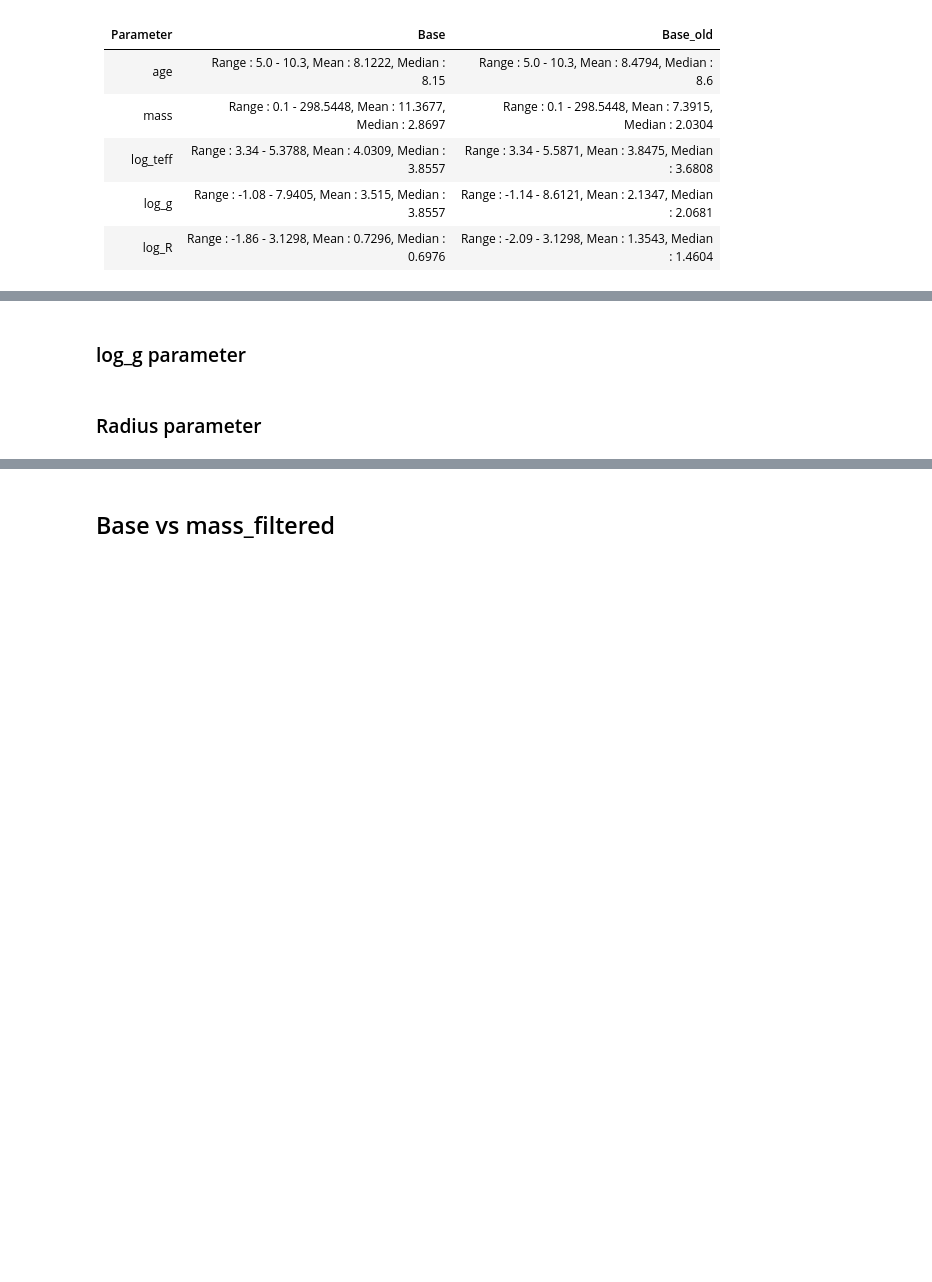
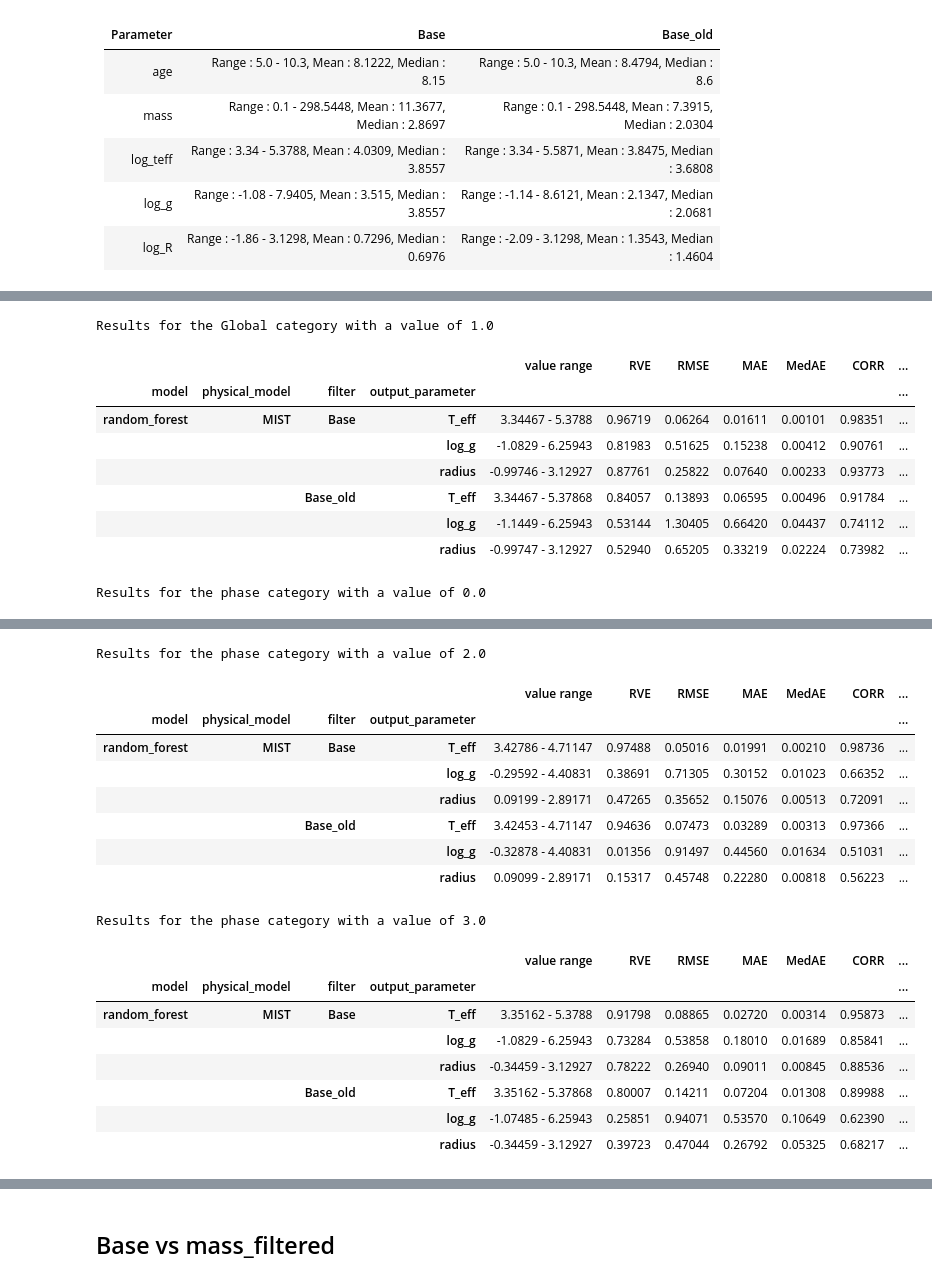
Before and after one commit to anpirott/thesis, a Jupyter notebook: notebooks/ML/method_ML/model_B/default_models/MIST/compare_model_results.ipynb, the cells around one changed output, grey strips where cells are left out. Cells and saved outputs as stored; diff of their text form; code cells hidden in the pictures; blank space fills up the shorter version.

```diff
--- a/notebooks/ML/method_ML/model_B/default_models/MIST/compare_model_results.ipynb
+++ b/notebooks/ML/method_ML/model_B/default_models/MIST/compare_model_results.ipynb
@@ -213,2 +210,0 @@ Results for the phase category with a value of 5.0
-# %% [markdown]
-### log_g parameter
@@ -220,2 +210,0 @@ compare_metrics(path,
-# %% [markdown]
-### Radius parameter
@@ -226,0 +211,17 @@ compare_metrics(path,
+# %%
+compare_metrics(path, value_rounding=5,
+                output_parameters=["T_eff", "log_g", "radius"],
+                physical_models=["MIST"],
+                model_names=["random_forest"],
+                data_filters=["Base", "Base_old"])
+# %% [output]
+Results for the Global category with a value of 1.0
+|  |  |  |  | value range | RVE | RMSE | MAE | MedAE | CORR | ... |
+| model | physical_model | filter | output_parameter |  |  |  |  |  |  | ... |
+| random_forest | MIST | Base | T_eff | 3.34467 - 5.3788 | 0.96719 | 0.06264 | 0.01611 | 0.00101 | 0.98351 | ... |
+|  |  |  | log_g | -1.0829 - 6.25943 | 0.81983 | 0.51625 | 0.15238 | 0.00412 | 0.90761 | ... |
+|  |  |  | radius | -0.99746 - 3.12927 | 0.87761 | 0.25822 | 0.07640 | 0.00233 | 0.93773 | ... |
+|  |  | Base_old | T_eff | 3.34467 - 5.37868 | 0.84057 | 0.13893 | 0.06595 | 0.00496 | 0.91784 | ... |
+|  |  |  | log_g | -1.1449 - 6.25943 | 0.53144 | 1.30405 | 0.66420 | 0.04437 | 0.74112 | ... |
+|  |  |  | radius | -0.99747 - 3.12927 | 0.52940 | 0.65205 | 0.33219 | 0.02224 | 0.73982 | ... |
+Results for the phase category with a value of 0.0
@@ -226,0 +236,18 @@ compare_metrics(path,
+Results for the phase category with a value of 2.0
+|  |  |  |  | value range | RVE | RMSE | MAE | MedAE | CORR | ... |
+| model | physical_model | filter | output_parameter |  |  |  |  |  |  | ... |
+| random_forest | MIST | Base | T_eff | 3.42786 - 4.71147 | 0.97488 | 0.05016 | 0.01991 | 0.00210 | 0.98736 | ... |
+|  |  |  | log_g | -0.29592 - 4.40831 | 0.38691 | 0.71305 | 0.30152 | 0.01023 | 0.66352 | ... |
+|  |  |  | radius | 0.09199 - 2.89171 | 0.47265 | 0.35652 | 0.15076 | 0.00513 | 0.72091 | ... |
+|  |  | Base_old | T_eff | 3.42453 - 4.71147 | 0.94636 | 0.07473 | 0.03289 | 0.00313 | 0.97366 | ... |
+|  |  |  | log_g | -0.32878 - 4.40831 | 0.01356 | 0.91497 | 0.44560 | 0.01634 | 0.51031 | ... |
+|  |  |  | radius | 0.09099 - 2.89171 | 0.15317 | 0.45748 | 0.22280 | 0.00818 | 0.56223 | ... |
+Results for the phase category with a value of 3.0
+|  |  |  |  | value range | RVE | RMSE | MAE | MedAE | CORR | ... |
+| model | physical_model | filter | output_parameter |  |  |  |  |  |  | ... |
+| random_forest | MIST | Base | T_eff | 3.35162 - 5.3788 | 0.91798 | 0.08865 | 0.02720 | 0.00314 | 0.95873 | ... |
+|  |  |  | log_g | -1.0829 - 6.25943 | 0.73284 | 0.53858 | 0.18010 | 0.01689 | 0.85841 | ... |
+|  |  |  | radius | -0.34459 - 3.12927 | 0.78222 | 0.26940 | 0.09011 | 0.00845 | 0.88536 | ... |
+|  |  | Base_old | T_eff | 3.35162 - 5.37868 | 0.80007 | 0.14211 | 0.07204 | 0.01308 | 0.89988 | ... |
+|  |  |  | log_g | -1.07485 - 6.25943 | 0.25851 | 0.94071 | 0.53570 | 0.10649 | 0.62390 | ... |
+|  |  |  | radius | -0.34459 - 3.12927 | 0.39723 | 0.47044 | 0.26792 | 0.05325 | 0.68217 | ... |
```
Also changed, not shown: parts of 30 cells of this notebook, 6 other files.
